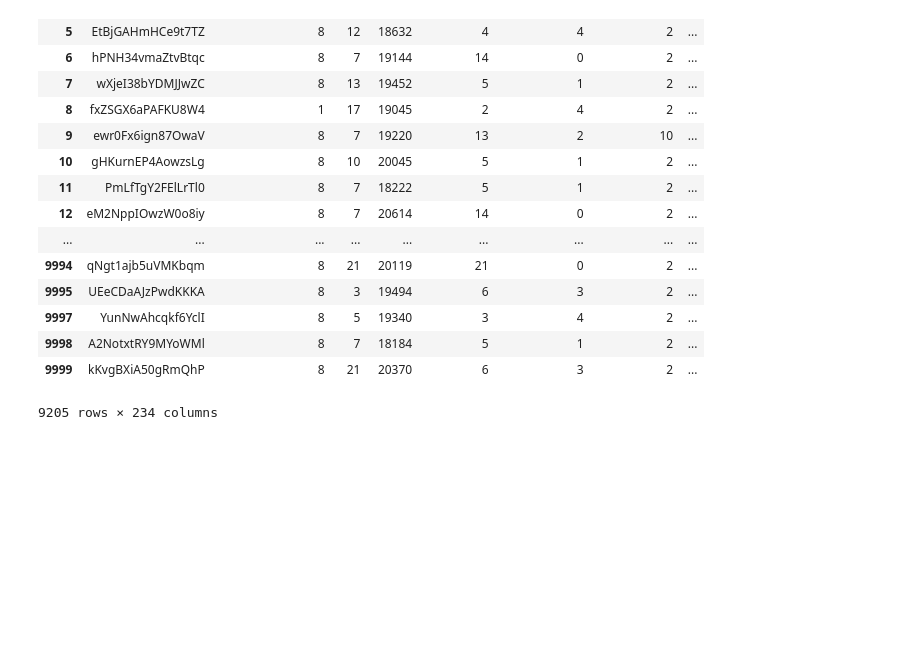
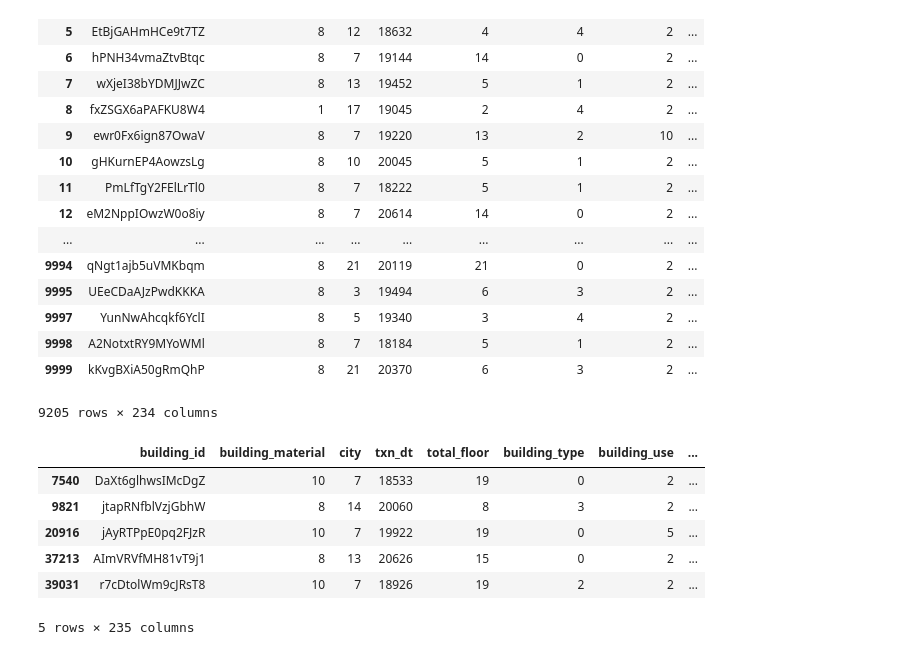
Before and after one commit to phacus/T-Brain_competition_predict_house_price, a Jupyter notebook: FE.ipynb, the cells around one changed output. Drawn from its saved outputs; the diff is of its cells as text; code cells hidden in the pictures; blank space fills up the shorter version.

```diff
--- a/FE.ipynb
+++ b/FE.ipynb
@@ -838,3 +834,13 @@ test[(test['building_complete_dt'] > 2500) & (test['building_complete_dt'] < 175
 | 9998 | A2NotxtRY9MYoWMl | 8 | 7 | 18184 | 5 | 1 | 2 | ... |
 | 9999 | kKvgBXiA50gRmQhP | 8 | 21 | 20370 | 6 | 3 | 2 | ... |
 9205 rows × 234 columns
+# %%
+train[train.parking_area == 0].head()
+# %% [output]
+|  | building_id | building_material | city | txn_dt | total_floor | building_type | building_use | ... |
+| 7540 | DaXt6glhwsIMcDgZ | 10 | 7 | 18533 | 19 | 0 | 2 | ... |
+| 9821 | jtapRNfblVzjGbhW | 8 | 14 | 20060 | 8 | 3 | 2 | ... |
+| 20916 | jAyRTPpE0pq2FJzR | 10 | 7 | 19922 | 19 | 0 | 5 | ... |
+| 37213 | AImVRVfMH81vT9j1 | 8 | 13 | 20626 | 15 | 0 | 2 | ... |
+| 39031 | r7cDtolWm9cJRsT8 | 10 | 7 | 18926 | 19 | 2 | 2 | ... |
+5 rows × 235 columns
```
Also changed, not shown: parts of 10 cells of this notebook, 2 other files.
